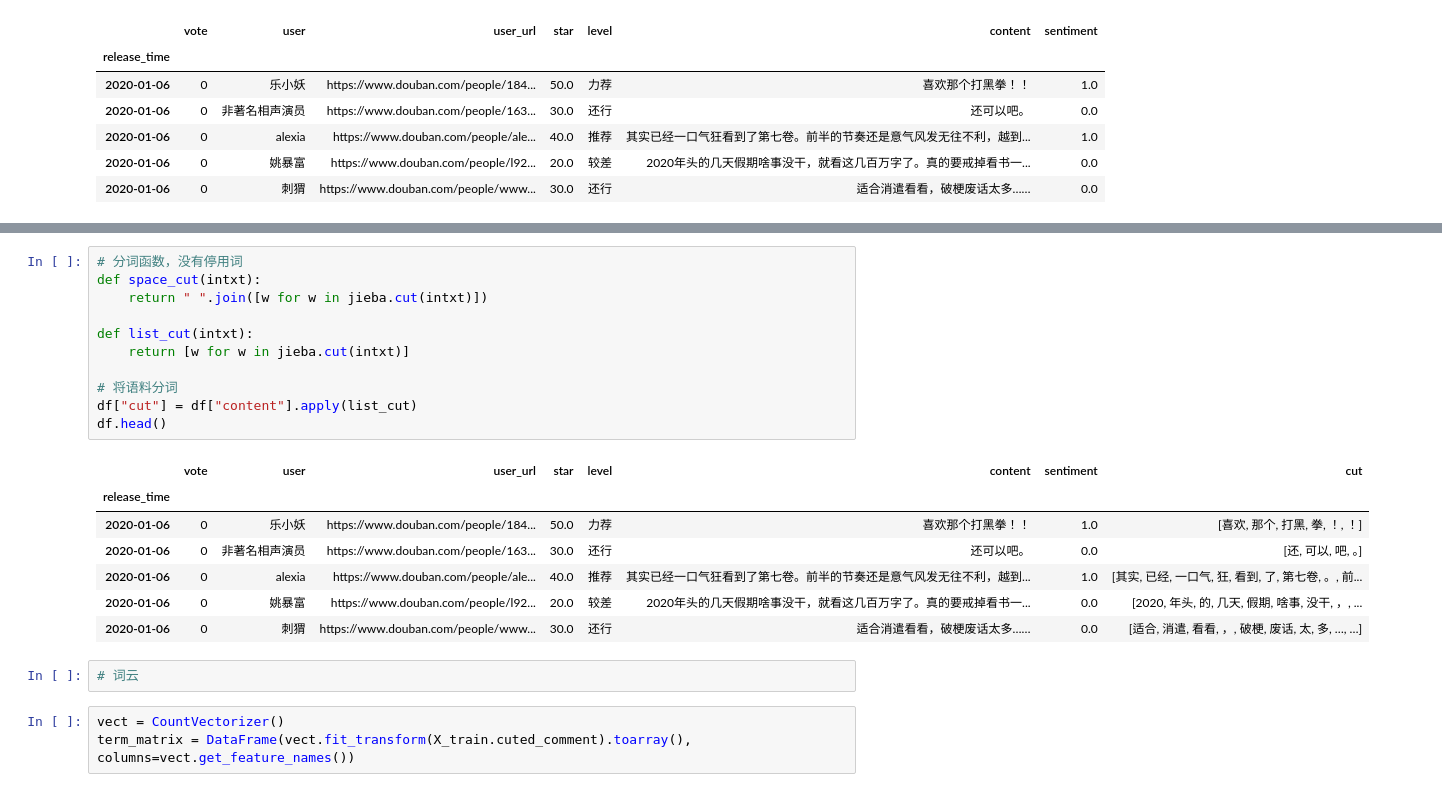
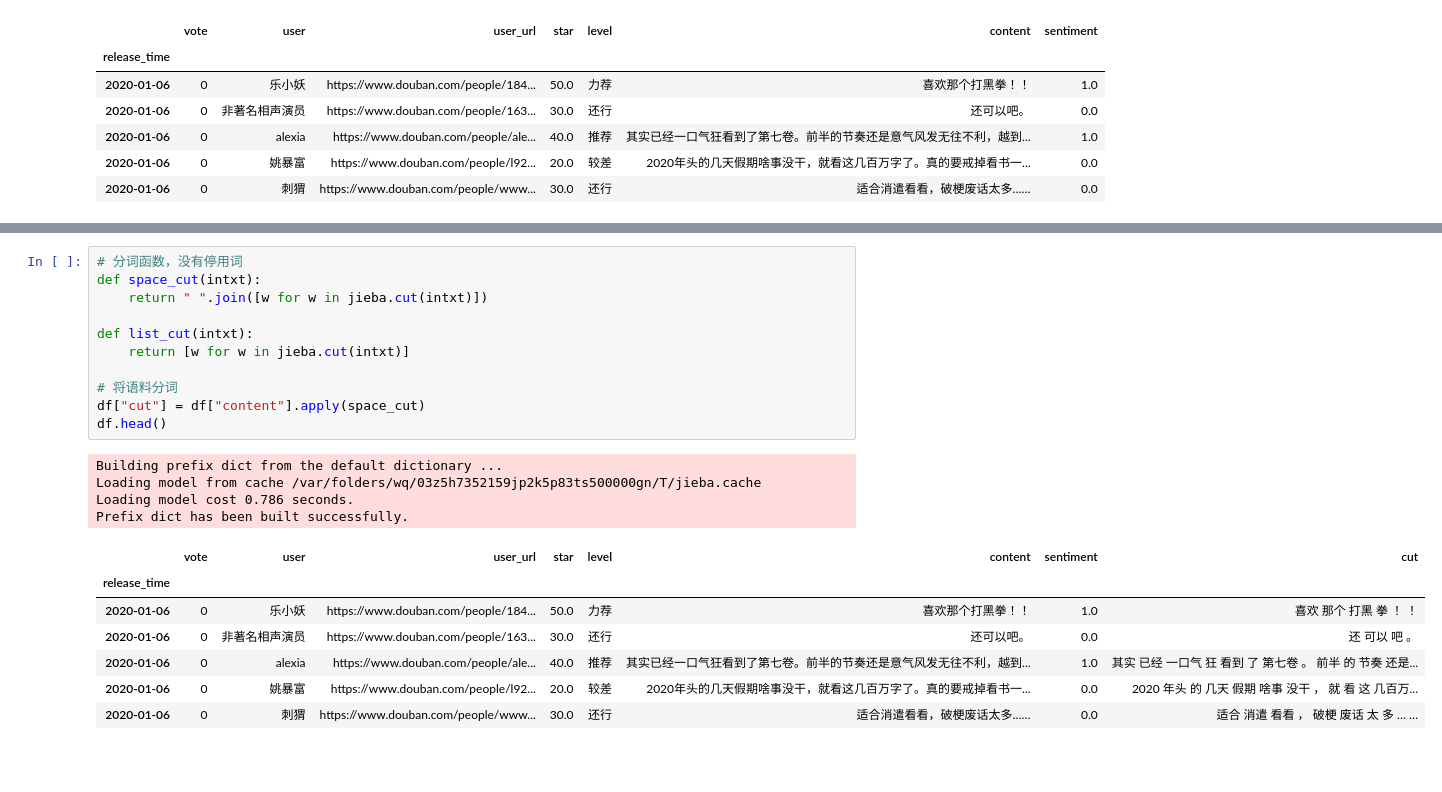
Before and after one commit to nickliqian/keep_learning, a Jupyter notebook: MixNotes/书评论情感分析/sen.ipynb, the cells around one changed output, grey strips where cells are left out. Drawn from its saved outputs; the diff is of its cells as text; blank space fills up the shorter version.

Commit message:
update douban analyse

```diff
--- a/MixNotes/书评论情感分析/sen.ipynb
+++ b/MixNotes/书评论情感分析/sen.ipynb
@@ -135,24 +143,23 @@ df.head()
 # %%
 # 分词函数，没有停用词
 def space_cut(intxt):
     return " ".join([w for w in jieba.cut(intxt)])
 
 def list_cut(intxt):
     return [w for w in jieba.cut(intxt)]
 
 # 将语料分词
-df["cut"] = df["content"].apply(list_cut)
+df["cut"] = df["content"].apply(space_cut)
 df.head()
 # %% [output]
+Building prefix dict from the default dictionary ...
+Loading model from cache /var/folders/wq/03z5h7352159jp2k5p83ts500000gn/T/jieba.cache
+Loading model cost 0.786 seconds.
+Prefix dict has been built successfully.
 |  | vote | user | user_url | star | level | content | sentiment | cut |
 | release_time |  |  |  |  |  |  |  |  |
-| 2020-01-06 | 0 | 乐小妖 | https://www.douban.com/people/184... | 50.0 | 力荐 | 喜欢那个打黑拳！！ | 1.0 | [喜欢, 那个, 打黑, 拳, ！, ！] |
-| 2020-01-06 | 0 | 非著名相声演员 | https://www.douban.com/people/163... | 30.0 | 还行 | 还可以吧。 | 0.0 | [还, 可以, 吧, 。] |
-| 2020-01-06 | 0 | alexia | https://www.douban.com/people/ale... | 40.0 | 推荐 | 其实已经一口气狂看到了第七卷。前半的节奏还是意气风发无往不利，越到... | 1.0 | [其实, 已经, 一口气, 狂, 看到, 了, 第七卷, 。, 前... |
-| 2020-01-06 | 0 | 姚暴富 | https://www.douban.com/people/l92... | 20.0 | 较差 | 2020年头的几天假期啥事没干，就看这几百万字了。真的要戒掉看书一... | 0.0 | [2020, 年头, 的, 几天, 假期, 啥事, 没干, ，, ... |
-| 2020-01-06 | 0 | 刺猬 | https://www.douban.com/people/www... | 30.0 | 还行 | 适合消遣看看，破梗废话太多…… | 0.0 | [适合, 消遣, 看看, ，, 破梗, 废话, 太, 多, …, …] |
+| 2020-01-06 | 0 | 乐小妖 | https://www.douban.com/people/184... | 50.0 | 力荐 | 喜欢那个打黑拳！！ | 1.0 | 喜欢 那个 打黑 拳 ！ ！ |
+| 2020-01-06 | 0 | 非著名相声演员 | https://www.douban.com/people/163... | 30.0 | 还行 | 还可以吧。 | 0.0 | 还 可以 吧 。 |
+| 2020-01-06 | 0 | alexia | https://www.douban.com/people/ale... | 40.0 | 推荐 | 其实已经一口气狂看到了第七卷。前半的节奏还是意气风发无往不利，越到... | 1.0 | 其实 已经 一口气 狂 看到 了 第七卷 。 前半 的 节奏 还是... |
+| 2020-01-06 | 0 | 姚暴富 | https://www.douban.com/people/l92... | 20.0 | 较差 | 2020年头的几天假期啥事没干，就看这几百万字了。真的要戒掉看书一... | 0.0 | 2020 年头 的 几天 假期 啥事 没干 ， 就 看 这 几百万... |
+| 2020-01-06 | 0 | 刺猬 | https://www.douban.com/people/www... | 30.0 | 还行 | 适合消遣看看，破梗废话太多…… | 0.0 | 适合 消遣 看看 ， 破梗 废话 太 多 … … |
-# %%
-# 词云
-# %%
-vect = CountVectorizer()
-term_matrix = DataFrame(vect.fit_transform(X_train.cuted_comment).toarray(), columns=vect.get_feature_names())
```
Also changed, not shown: parts of 19 cells of this notebook, 3 other files.
